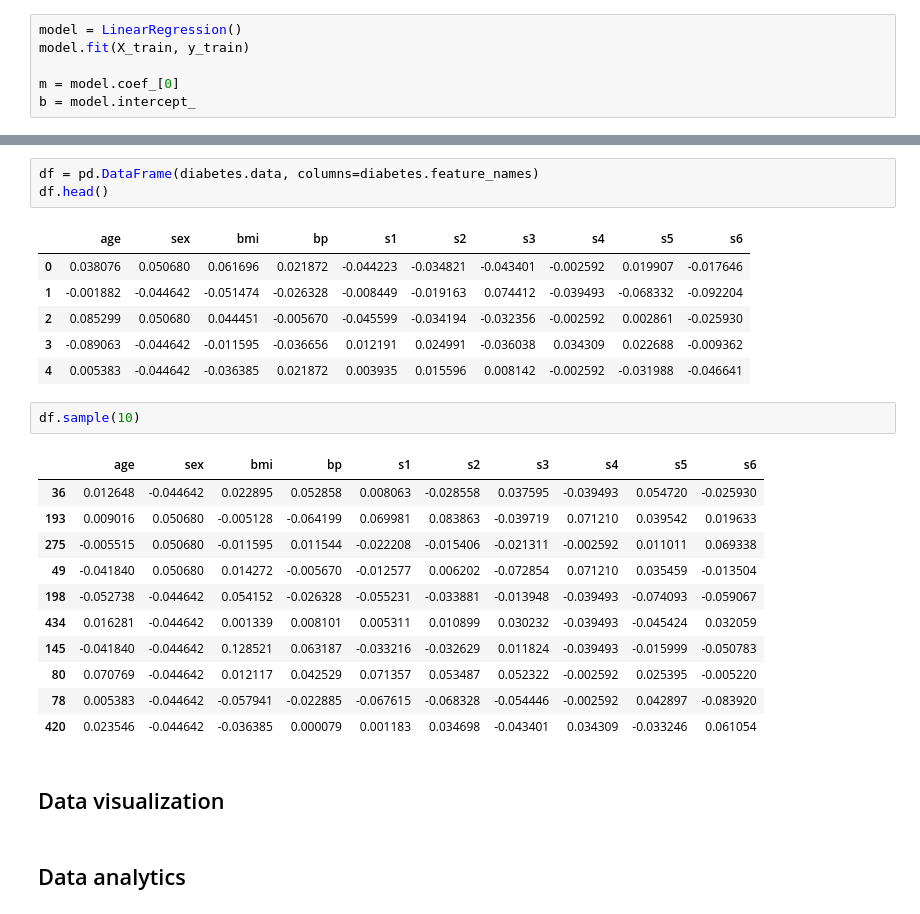
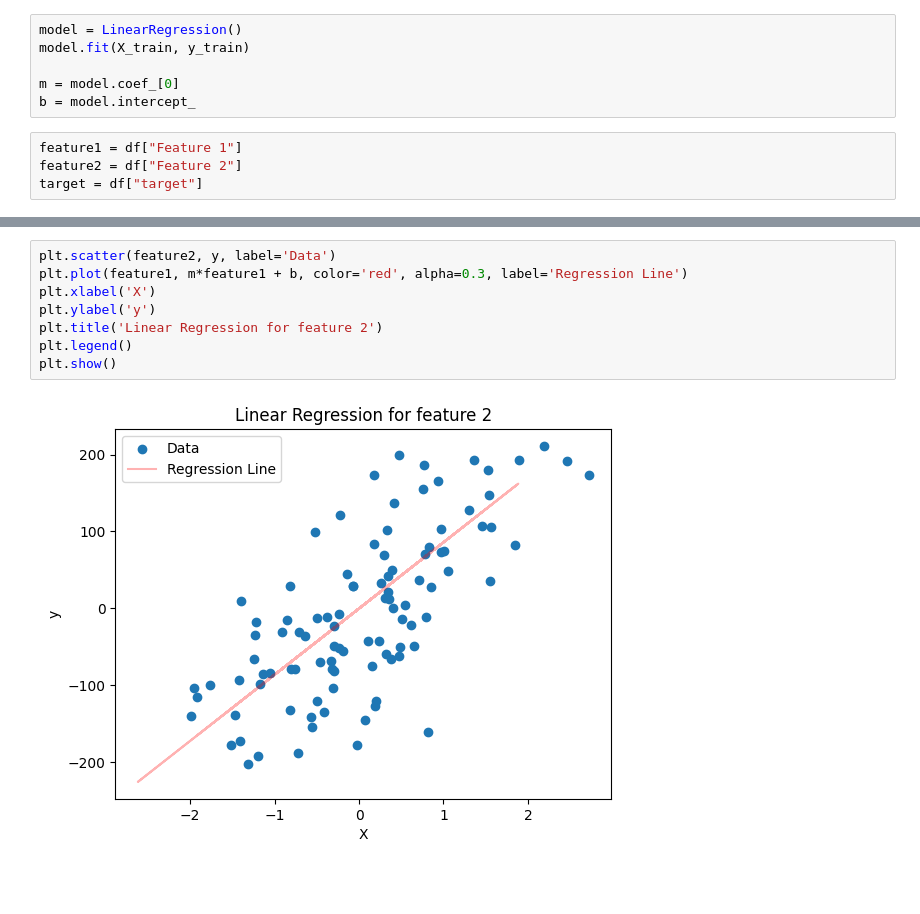
Before and after one commit to adimail/notebooks, a Jupyter notebook: regression.ipynb, the cells around one changed output, grey strips where cells are left out. Drawn from its saved outputs; the diff is of its cells as text; blank space fills up the shorter version.

```diff
--- a/regression.ipynb
+++ b/regression.ipynb
@@ -40,4 +32,8 @@ model.fit(X_train, y_train)
 
 m = model.coef_[0]
 b = model.intercept_
+# %%
+feature1 = df["Feature 1"]
+feature2 = df["Feature 2"]
+target = df["target"]
 # %%
@@ -77,28 +49,10 @@ diabetes
-# %%
-df = pd.DataFrame(diabetes.data, columns=diabetes.feature_names)
-df.head()
-# %% [output]
-|  | age | sex | bmi | bp | s1 | s2 | s3 | s4 | s5 | s6 |
-| 0 | 0.038076 | 0.050680 | 0.061696 | 0.021872 | -0.044223 | -0.034821 | -0.043401 | -0.002592 | 0.019907 | -0.017646 |
-| 1 | -0.001882 | -0.044642 | -0.051474 | -0.026328 | -0.008449 | -0.019163 | 0.074412 | -0.039493 | -0.068332 | -0.092204 |
-| 2 | 0.085299 | 0.050680 | 0.044451 | -0.005670 | -0.045599 | -0.034194 | -0.032356 | -0.002592 | 0.002861 | -0.025930 |
-| 3 | -0.089063 | -0.044642 | -0.011595 | -0.036656 | 0.012191 | 0.024991 | -0.036038 | 0.034309 | 0.022688 | -0.009362 |
-| 4 | 0.005383 | -0.044642 | -0.036385 | 0.021872 | 0.003935 | 0.015596 | 0.008142 | -0.002592 | -0.031988 | -0.046641 |
-# %%
-df.sample(10)
-# %% [output]
-|  | age | sex | bmi | bp | s1 | s2 | s3 | s4 | s5 | s6 |
-| 36 | 0.012648 | -0.044642 | 0.022895 | 0.052858 | 0.008063 | -0.028558 | 0.037595 | -0.039493 | 0.054720 | -0.025930 |
-| 193 | 0.009016 | 0.050680 | -0.005128 | -0.064199 | 0.069981 | 0.083863 | -0.039719 | 0.071210 | 0.039542 | 0.019633 |
-| 275 | -0.005515 | 0.050680 | -0.011595 | 0.011544 | -0.022208 | -0.015406 | -0.021311 | -0.002592 | 0.011011 | 0.069338 |
-| 49 | -0.041840 | 0.050680 | 0.014272 | -0.005670 | -0.012577 | 0.006202 | -0.072854 | 0.071210 | 0.035459 | -0.013504 |
-| 198 | -0.052738 | -0.044642 | 0.054152 | -0.026328 | -0.055231 | -0.033881 | -0.013948 | -0.039493 | -0.074093 | -0.059067 |
-| 434 | 0.016281 | -0.044642 | 0.001339 | 0.008101 | 0.005311 | 0.010899 | 0.030232 | -0.039493 | -0.045424 | 0.032059 |
-| 145 | -0.041840 | -0.044642 | 0.128521 | 0.063187 | -0.033216 | -0.032629 | 0.011824 | -0.039493 | -0.015999 | -0.050783 |
-| 80 | 0.070769 | -0.044642 | 0.012117 | 0.042529 | 0.071357 | 0.053487 | 0.052322 | -0.002592 | 0.025395 | -0.005220 |
-| 78 | 0.005383 | -0.044642 | -0.057941 | -0.022885 | -0.067615 | -0.068328 | -0.054446 | -0.002592 | 0.042897 | -0.083920 |
-| 420 | 0.023546 | -0.044642 | -0.036385 | 0.000079 | 0.001183 | 0.034698 | -0.043401 | 0.034309 | -0.033246 | 0.061054 |
-# %% [markdown]
-## Data visualization
-# %% [markdown]
-## Data analytics
+# %%
+plt.scatter(feature2, y, label='Data')
+plt.plot(feature1, m*feature1 + b, color='red', alpha=0.3, label='Regression Line')
+plt.xlabel('X')
+plt.ylabel('y')
+plt.title('Linear Regression for feature 2')
+plt.legend()
+plt.show()
+# %% [output]
+[figure, added]
```
Also changed, not shown: parts of 6 cells of this notebook.
